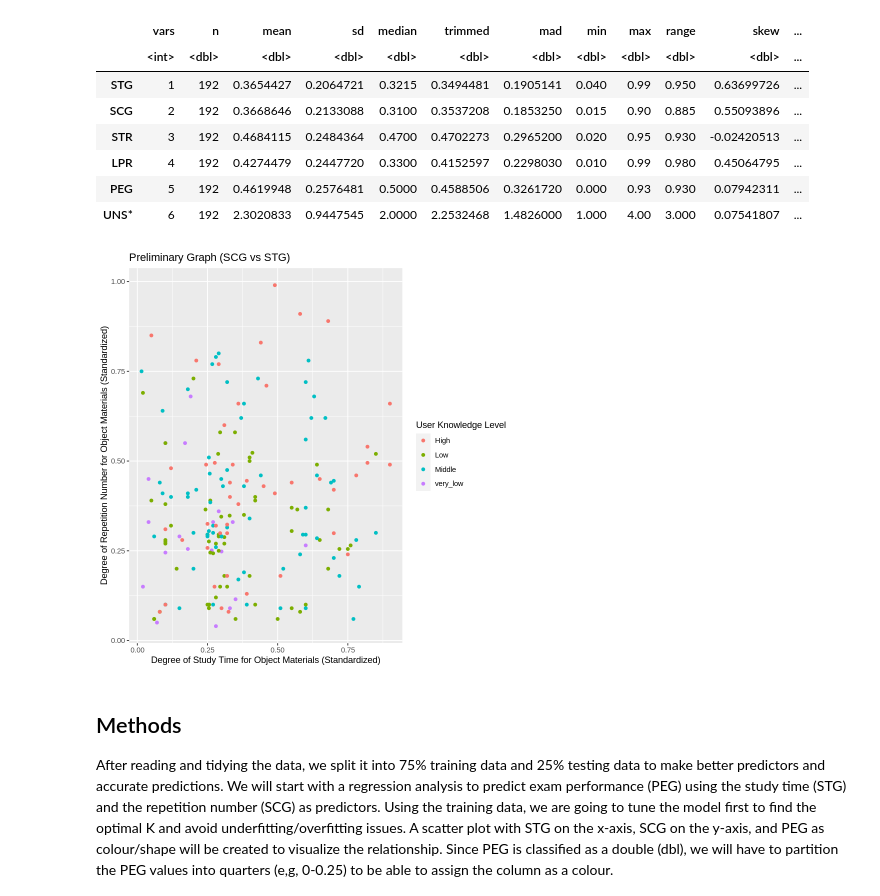
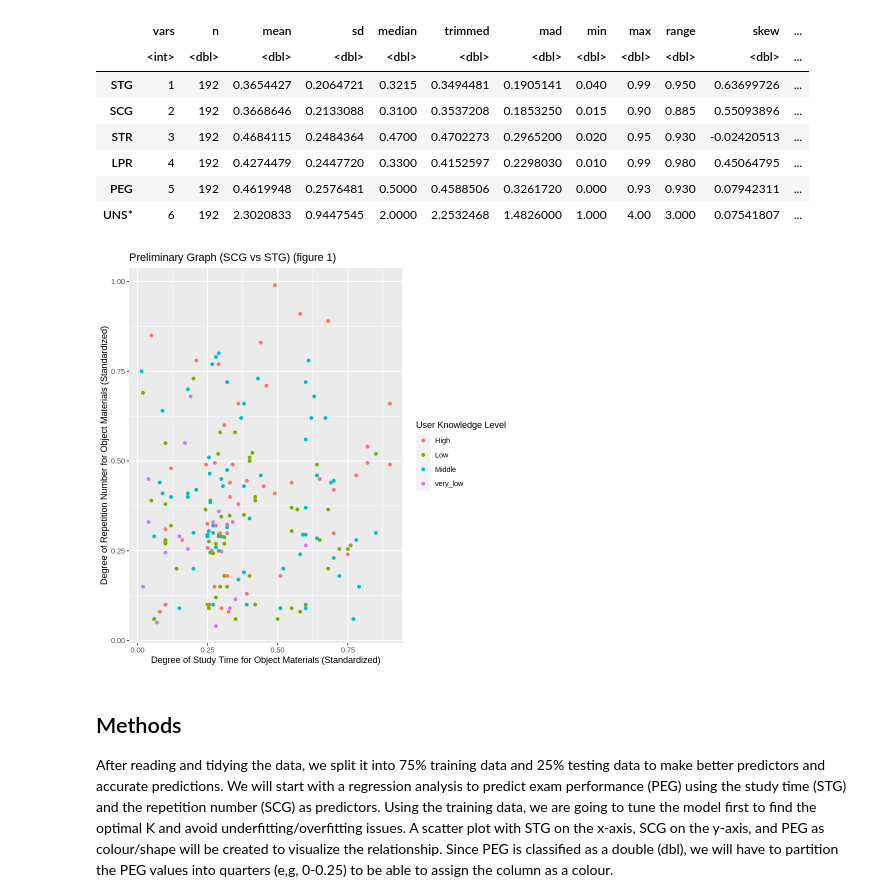
Before and after one commit to jechikaleeu/project-DSCI100, a Jupyter notebook: group24_project_proposal.ipynb, the cells around one changed output. Cells and saved outputs as stored; diff of their text form; code cells hidden in the pictures.

```diff
--- a/group24_project_proposal.ipynb
+++ b/group24_project_proposal.ipynb
@@ -136,16 +136,16 @@ A psych: 6 × 13
 # %%
 #plot (preliminary, does not have all the aspects we would like to use)
 #q for TA: how to partition PEG into quarters so we can use colours to define each quarter percentile?
 uk_train_plot <- uk_train %>%
     ggplot(aes(x = SCG, y = STG, colour = UNS)) +
     geom_point() +
     labs(x = "Degree of Study Time for Object Materials (Standardized)",
          y = "Degree of Repetition Number for Object Materials (Standardized)",
          colour = "User Knowledge Level") +
-    ggtitle("Preliminary Graph (SCG vs STG)")
+    ggtitle("Preliminary Graph (SCG vs STG) (figure 1)")
 uk_train_plot
 # %% [output]
-[figure, old version]
+[figure, new version]
 # %% [markdown]
 ## Methods
 After reading and tidying the data, we split it into 75% training data and 25% testing data to make better predictors and accurate predictions. We will start with a regression analysis to predict exam performance (PEG) using the study time (STG) and the repetition number (SCG) as predictors.  Using the training data, we are going to tune the model first to find the optimal K and avoid underfitting/overfitting issues. A scatter plot with STG on the x-axis, SCG on the y-axis, and PEG as colour/shape will be created to visualize the relationship. Since PEG is classified as a double (dbl), we will have to partition the PEG values into quarters (e,g, 0-0.25) to be able to assign the column as a colour.
```
Also changed, not shown: parts of 4 cells of this notebook.
